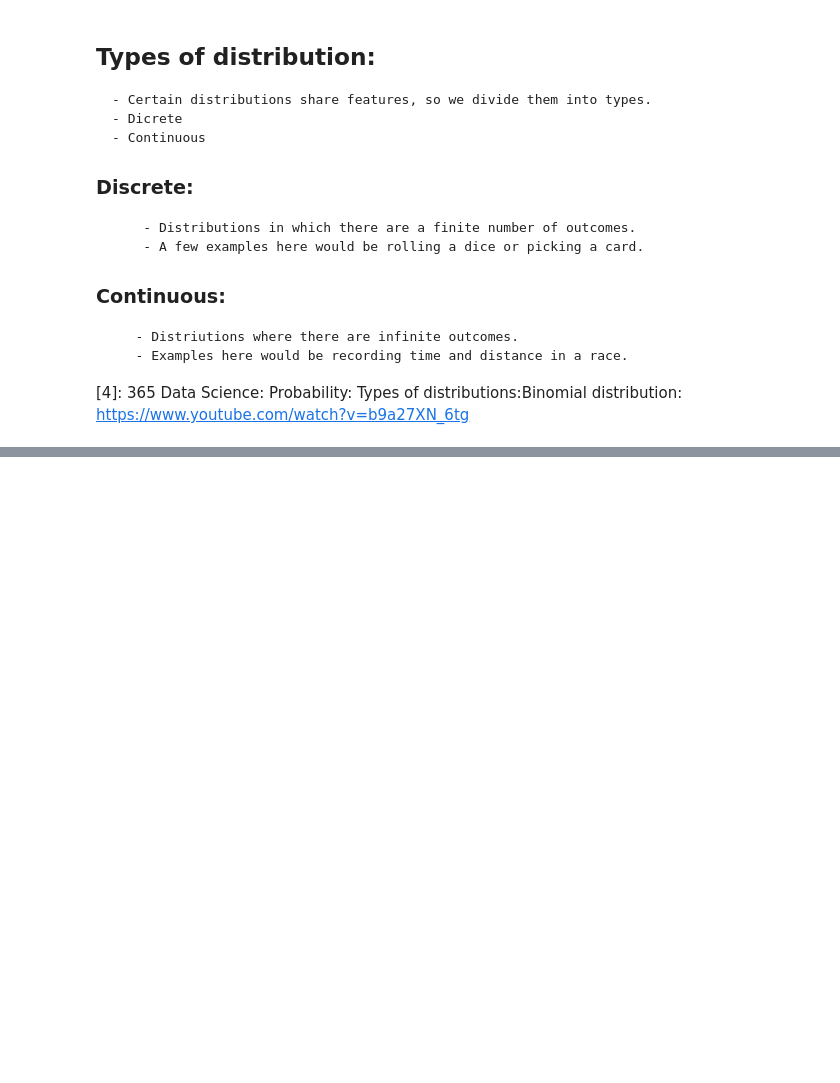
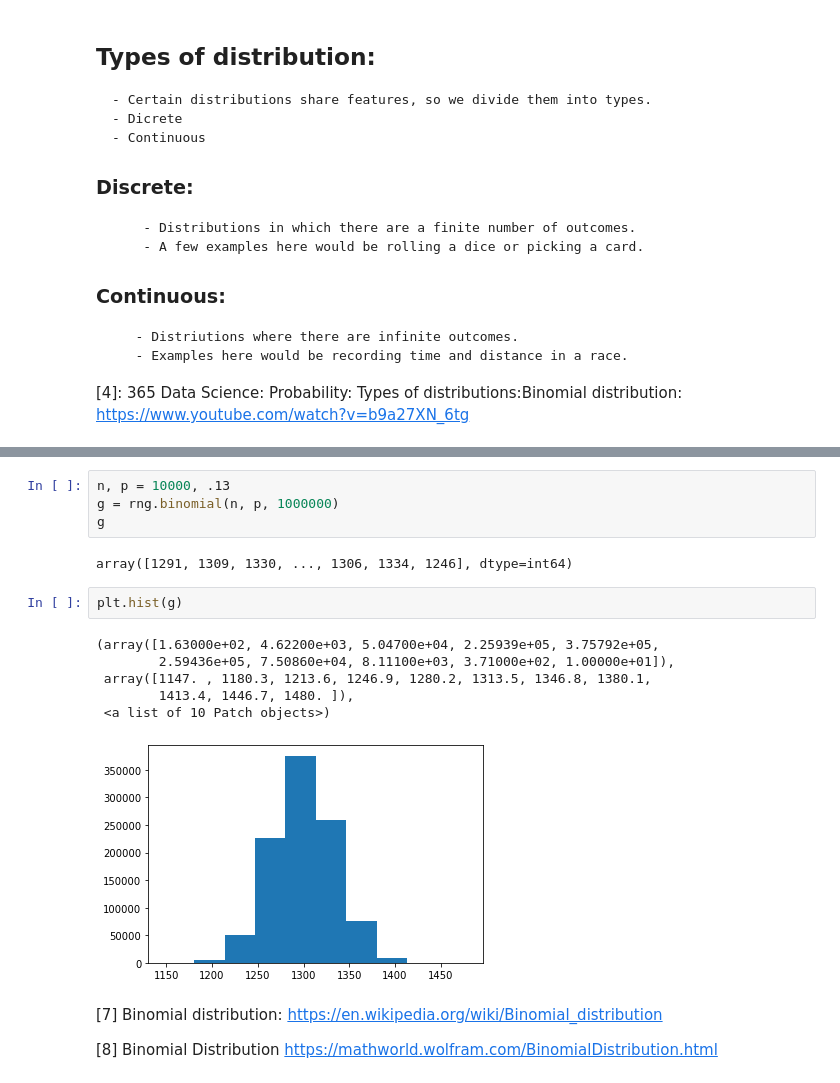
Before and after one commit to Crash-Bandicode/numpy-random, a Jupyter notebook: numpy.random.ipynb, the cells around one changed output, grey strips where cells are left out. Saved outputs shown, nothing was run; the diff lists cells and outputs as text; blank space fills up the shorter version.

Commit message:
Added binomial section and uniform picture

```diff
--- a/numpy.random.ipynb
+++ b/numpy.random.ipynb
@@ -510,0 +539,19 @@ plt.hist(f)
+# %%
+n, p = 10000, .13
+g = rng.binomial(n, p, 1000000)
+g
+# %% [output]
+array([1291, 1309, 1330, ..., 1306, 1334, 1246], dtype=int64)
+# %%
+plt.hist(g)
+# %% [output]
+(array([1.63000e+02, 4.62200e+03, 5.04700e+04, 2.25939e+05, 3.75792e+05,
+        2.59436e+05, 7.50860e+04, 8.11100e+03, 3.71000e+02, 1.00000e+01]),
+ array([1147. , 1180.3, 1213.6, 1246.9, 1280.2, 1313.5, 1346.8, 1380.1,
+        1413.4, 1446.7, 1480. ]),
+ <a list of 10 Patch objects>)
+[figure, added]
+# %% [markdown]
+[7] Binomial distribution: https://en.wikipedia.org/wiki/Binomial_distribution
+
+[8] Binomial Distribution https://mathworld.wolfram.com/BinomialDistribution.html
```
Also changed, not shown: parts of 45 cells of this notebook.
